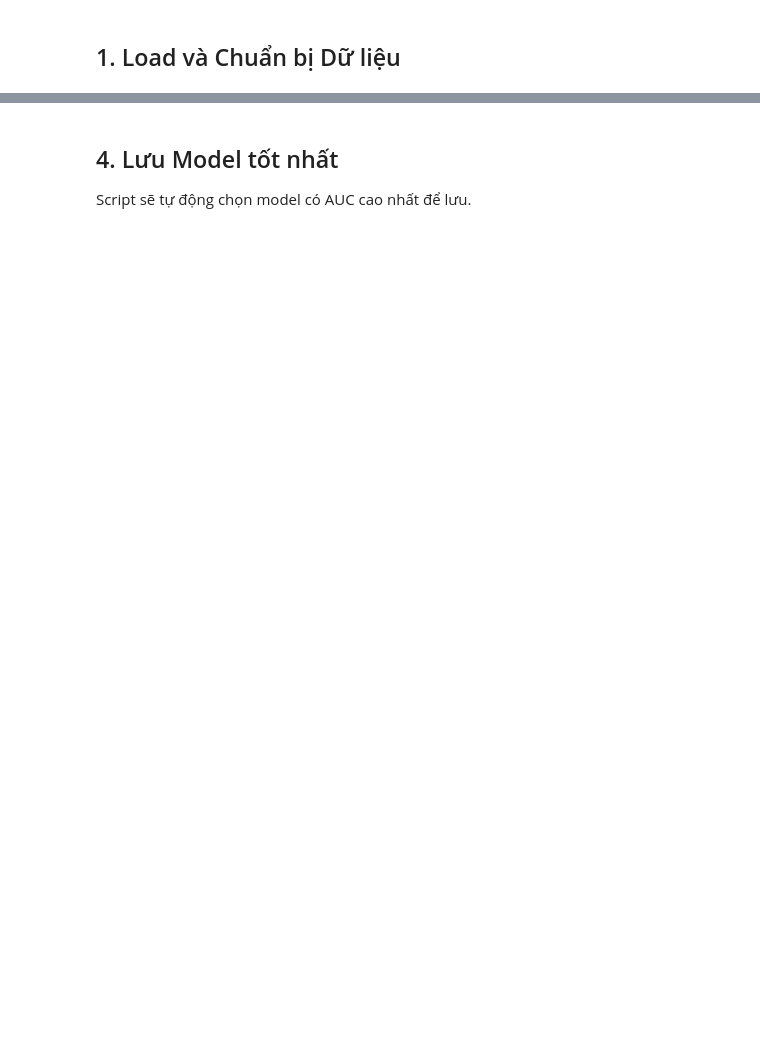
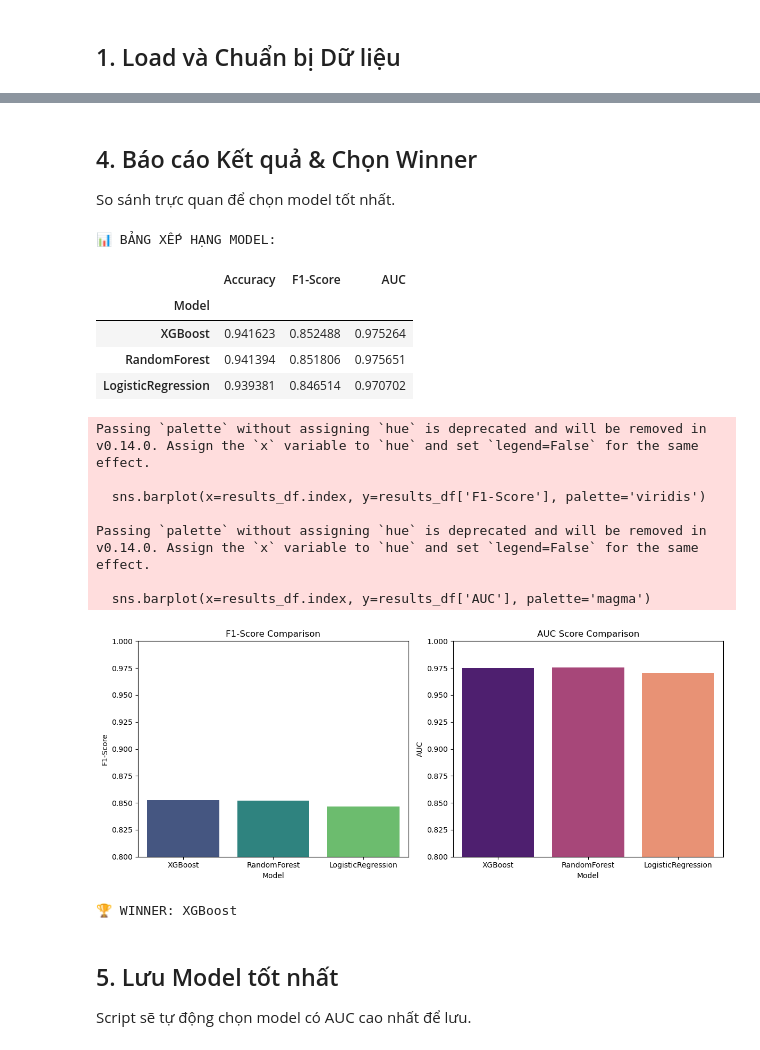
Before and after one commit to Le-Anh-Duy/DS-LAB2-Modeling, a Jupyter notebook: 23127011/notebooks/04_modeling.ipynb, the cells around one changed output, grey strips where cells are left out. Drawn from its saved outputs; the diff is of its cells as text; code cells hidden in the pictures; blank space fills up the shorter version.

```diff
--- a/23127011/notebooks/04_modeling.ipynb
+++ b/23127011/notebooks/04_modeling.ipynb
@@ -143,0 +75,21 @@ plt.show()
+# %%
+
+models_config = {
+    'XGBoost': XGBClassifier(
+        n_estimators=300, learning_rate=0.05, max_depth=8,
+        subsample=0.8, colsample_bytree=0.8, eval_metric='logloss',
+        use_label_encoder=False, random_state=RANDOM_STATE, n_jobs=-1
+    ),
+
+    'RandomForest': RandomForestClassifier(
+        n_estimators=300, max_depth=15,
+        random_state=RANDOM_STATE, n_jobs=-1
+    ),
+
+    'LogisticRegression': make_pipeline(
+        StandardScaler(), # Bắt buộc phải scale dữ liệu cho LR
+        LogisticRegression(C=1.0, solver='liblinear', random_state=RANDOM_STATE)
+    )
+}
+
+kf = StratifiedKFold(n_splits=N_FOLDS, shuffle=True, random_state=RANDOM_STATE)
@@ -144,3 +167,45 @@ plt.show()
+# %% [markdown]
+## 4. Báo cáo Kết quả & Chọn Winner
+So sánh trực quan để chọn model tốt nhất.
+# %%
+results_df = pd.DataFrame(all_results).set_index('Model')
+print("📊 BẢNG XẾP HẠNG MODEL:")
+display(results_df.sort_values('F1-Score', ascending=False))
+
+# Vẽ biểu đồ so sánh
+plt.figure(figsize=(12, 5))
+plt.subplot(1, 2, 1)
+sns.barplot(x=results_df.index, y=results_df['F1-Score'], palette='viridis')
+plt.title('F1-Score Comparison')
+plt.ylim(0.8, 1.0)
+
+plt.subplot(1, 2, 2)
+sns.barplot(x=results_df.index, y=results_df['AUC'], palette='magma')
+plt.title('AUC Score Comparison')
+plt.ylim(0.8, 1.0)
+
+plt.tight_layout()
+plt.show()
+
+# Tự động chọn Best Model dựa trên F1-Score
+best_model_name = results_df['F1-Score'].idxmax()
+print(f"🏆 WINNER: {best_model_name}")
+# %% [output]
+📊 BẢNG XẾP HẠNG MODEL:
+|  | Accuracy | F1-Score | AUC |
+| Model |  |  |  |
+| XGBoost | 0.941623 | 0.852488 | 0.975264 |
+| RandomForest | 0.941394 | 0.851806 | 0.975651 |
+| LogisticRegression | 0.939381 | 0.846514 | 0.970702 |
+Passing `palette` without assigning `hue` is deprecated and will be removed in v0.14.0. Assign the `x` variable to `hue` and set `legend=False` for the same effect.
+
+  sns.barplot(x=results_df.index, y=results_df['F1-Score'], palette='viridis')
+
+Passing `palette` without assigning `hue` is deprecated and will be removed in v0.14.0. Assign the `x` variable to `hue` and set `legend=False` for the same effect.
+
+  sns.barplot(x=results_df.index, y=results_df['AUC'], palette='magma')
+[figure, added]
+🏆 WINNER: XGBoost
 # %% [markdown]
-## 4. Lưu Model tốt nhất
+## 5. Lưu Model tốt nhất
 Script sẽ tự động chọn model có AUC cao nhất để lưu.
```
Also changed, not shown: parts of 14 cells of this notebook, 24 other files.
